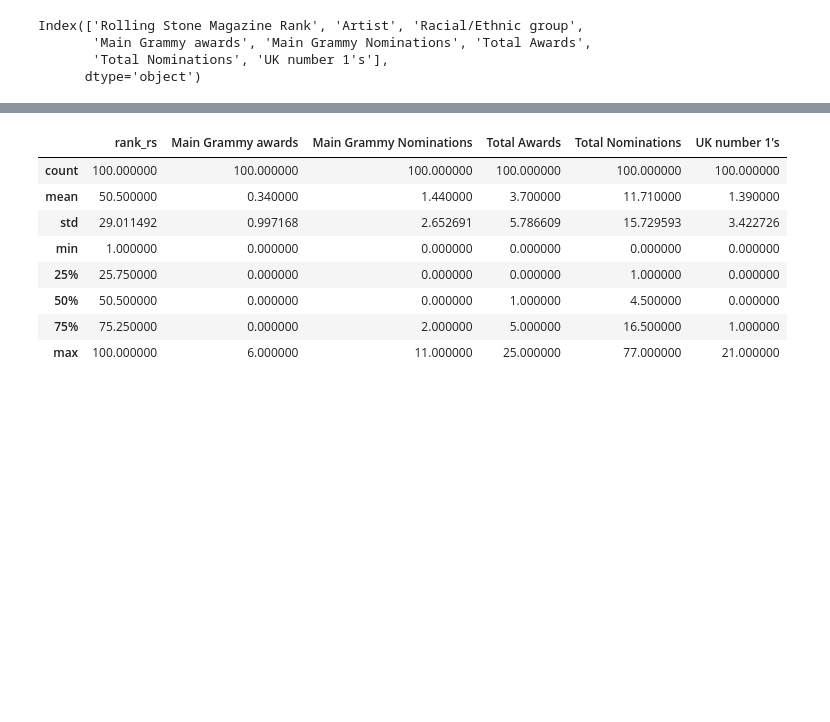
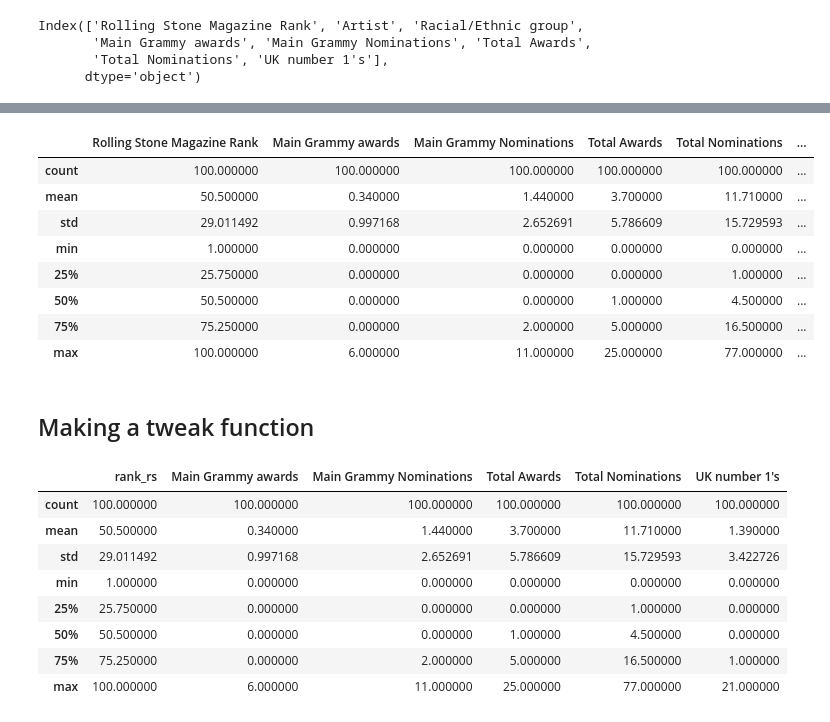
Before and after one commit to jaimemcc/psy3035-hel8048, a Jupyter notebook: notebooks/workshop4b_pandas.ipynb, the cells around one changed output, grey strips where cells are left out. Drawn from its saved outputs; the diff is of its cells as text; code cells hidden in the pictures; blank space fills up the shorter version.

```diff
--- a/notebooks/workshop4b_pandas.ipynb
+++ b/notebooks/workshop4b_pandas.ipynb
@@ -13,3 +52,22 @@ Index(['Rolling Stone Magazine Rank', 'Artist', 'Racial/Ethnic group',
+# %%
+# One of these useful commands can be... .describe()
+
+initial_df.describe()
+
+# some of these entries won't make sense because you can't find the mean of strings, for example but where you have numeric
+# data it will give you the mean, standard deviation, min, max, etc.
+# %% [output]
+|  | Rolling Stone Magazine Rank | Main Grammy awards | Main Grammy Nominations | Total Awards | Total Nominations | ... |
+| count | 100.000000 | 100.000000 | 100.000000 | 100.000000 | 100.000000 | ... |
+| mean | 50.500000 | 0.340000 | 1.440000 | 3.700000 | 11.710000 | ... |
+| std | 29.011492 | 0.997168 | 2.652691 | 5.786609 | 15.729593 | ... |
+| min | 1.000000 | 0.000000 | 0.000000 | 0.000000 | 0.000000 | ... |
+| 25% | 25.750000 | 0.000000 | 0.000000 | 0.000000 | 1.000000 | ... |
+| 50% | 50.500000 | 0.000000 | 0.000000 | 1.000000 | 4.500000 | ... |
+| 75% | 75.250000 | 0.000000 | 2.000000 | 5.000000 | 16.500000 | ... |
+| max | 100.000000 | 6.000000 | 11.000000 | 25.000000 | 77.000000 | ... |
+# %% [markdown]
+## Making a tweak function
 # %%
 def tweak_df(df):
 
```
Also changed, not shown: parts of 6 cells of this notebook.
